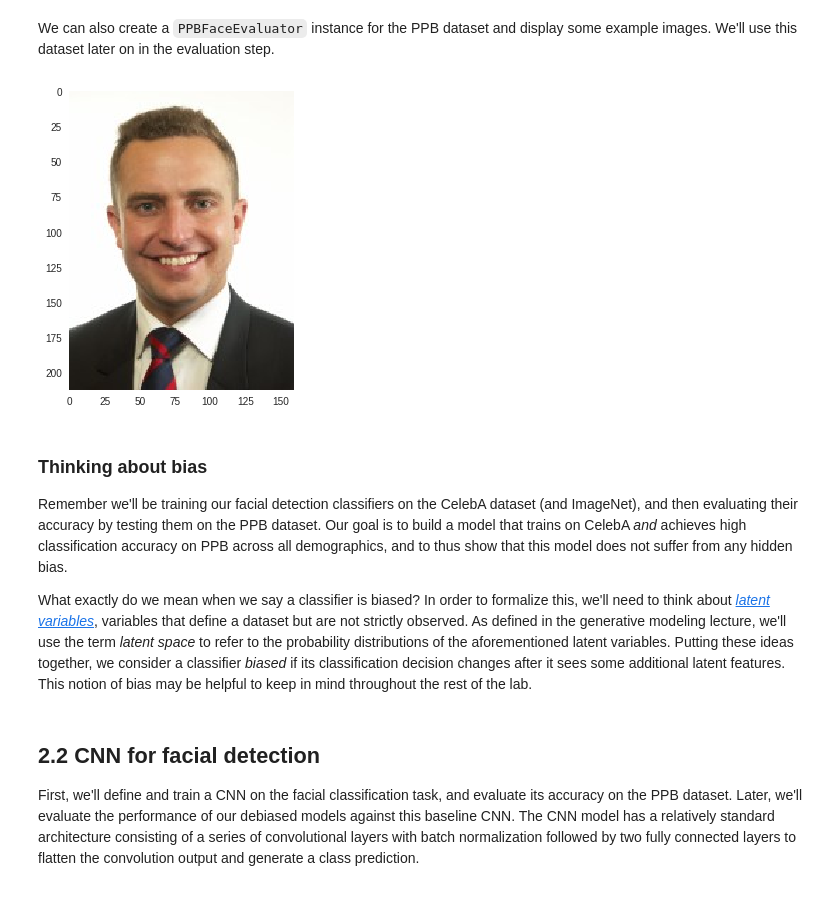
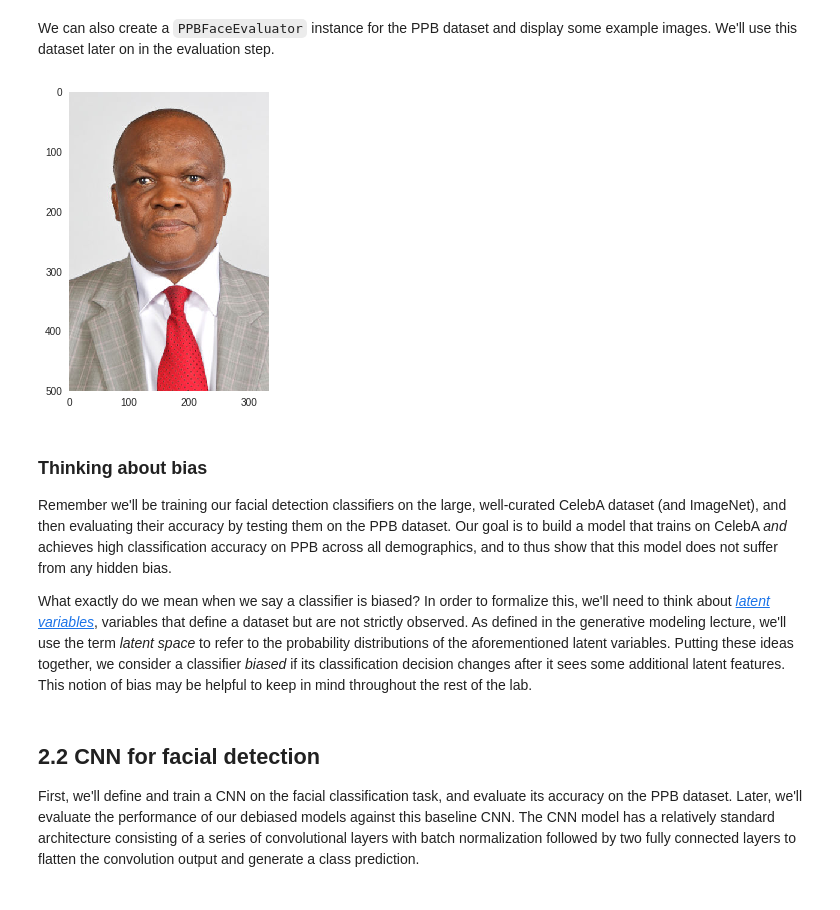
Before and after one commit to aamini/introtodeeplearning, a Jupyter notebook: lab2/Part2_debiasing.ipynb, the cells around one changed output. Drawn from its saved outputs; the diff is of its cells as text; code cells hidden in the pictures.

```diff
--- a/lab2/Part2_debiasing.ipynb
+++ b/lab2/Part2_debiasing.ipynb
@@ -87,20 +98,20 @@ We can also create a `PPBFaceEvaluator` instance for the PPB dataset and display
 # %%
 #@title { run: "auto" }
 
-ppb = util.PPBFaceEvaluator() # create the dataset handler
+ppb = util.PPBFaceEvaluator(skip=4) # create the dataset handler
 
 gender = "male" #@param ["male", "female"]
-skin_color = "lighter" #@param ["lighter", "darker"]
+skin_color = "darker" #@param ["lighter", "darker"]
 
 img = ppb.get_sample_faces_from_demographic(gender, skin_color)
 plt.imshow(img)
 plt.grid(False)
 # %% [output]
-[figure, old version]
+[figure, new version]
 # %% [markdown]
 ### Thinking about bias
 
-Remember we'll be training our facial detection classifiers on the CelebA dataset (and ImageNet), and then evaluating their accuracy by testing them on the PPB dataset. Our goal is to build a model that trains on CelebA *and* achieves high classification accuracy on PPB across all demographics, and to thus show that this model does not suffer from any hidden bias.
+Remember we'll be training our facial detection classifiers on the large, well-curated CelebA dataset (and ImageNet), and then evaluating their accuracy by testing them on the PPB dataset. Our goal is to build a model that trains on CelebA *and* achieves high classification accuracy on PPB across all demographics, and to thus show that this model does not suffer from any hidden bias.
 
 What exactly do we mean when we say a classifier is biased? In order to formalize this, we'll need to think about [*latent variables*](https://en.wikipedia.org/wiki/Latent_variable), variables that define a dataset but are not strictly observed. As defined in the generative modeling lecture, we'll use the term *latent space* to refer to the probability distributions of the aforementioned latent variables. Putting these ideas together, we consider a classifier *biased* if its classification decision changes after it sees some additional latent features. This notion of bias may be helpful to keep in mind throughout the rest of the lab.
 # %% [markdown]
```
Also changed, not shown: parts of 24 cells of this notebook.
